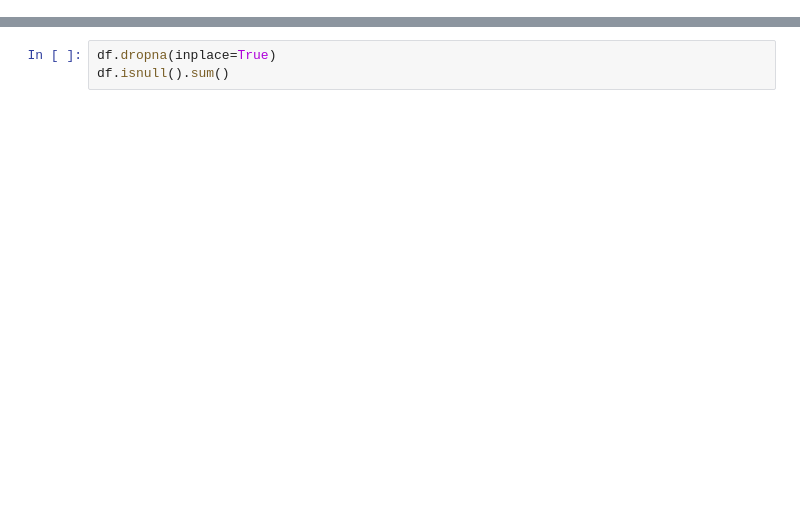
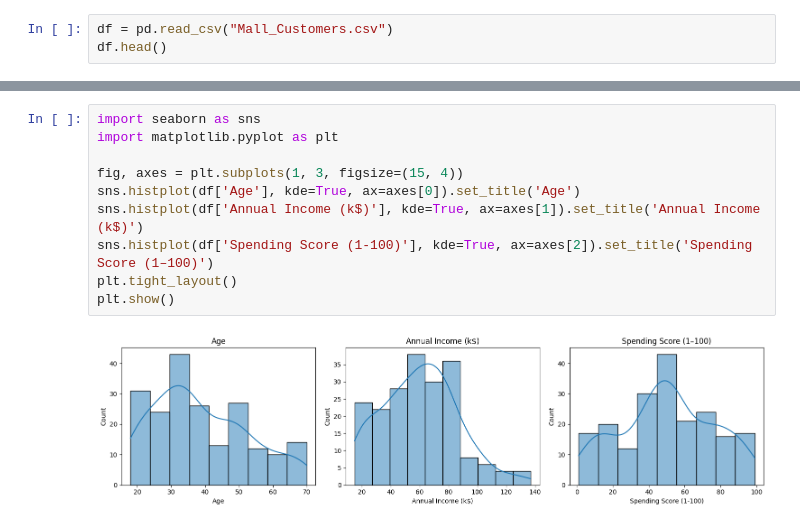
Before and after one commit to GloriaNdanu25/AI-Coursework2025, a Jupyter notebook: Mall_Customer_Clustering.ipynb, the cells around one changed output, grey strips where cells are left out. Cells and saved outputs as stored; diff of their text form; blank space fills up the shorter version.

```diff
--- a/Mall_Customer_Clustering.ipynb
+++ b/Mall_Customer_Clustering.ipynb
@@ -15,0 +56,3 @@ print("Loaded:", filename)
+# %%
+df = pd.read_csv("Mall_Customers.csv")
+df.head()
@@ -20,3 +90,12 @@ df.isnull().sum()
-# %%
-df.dropna(inplace=True)
-df.isnull().sum()
+# %%
+import seaborn as sns
+import matplotlib.pyplot as plt
+
+fig, axes = plt.subplots(1, 3, figsize=(15, 4))
+sns.histplot(df['Age'], kde=True, ax=axes[0]).set_title('Age')
+sns.histplot(df['Annual Income (k$)'], kde=True, ax=axes[1]).set_title('Annual Income (k$)')
+sns.histplot(df['Spending Score (1-100)'], kde=True, ax=axes[2]).set_title('Spending Score (1–100)')
+plt.tight_layout()
+plt.show()
+# %% [output]
+[figure, added]
```
Also changed, not shown: parts of 24 cells of this notebook.
